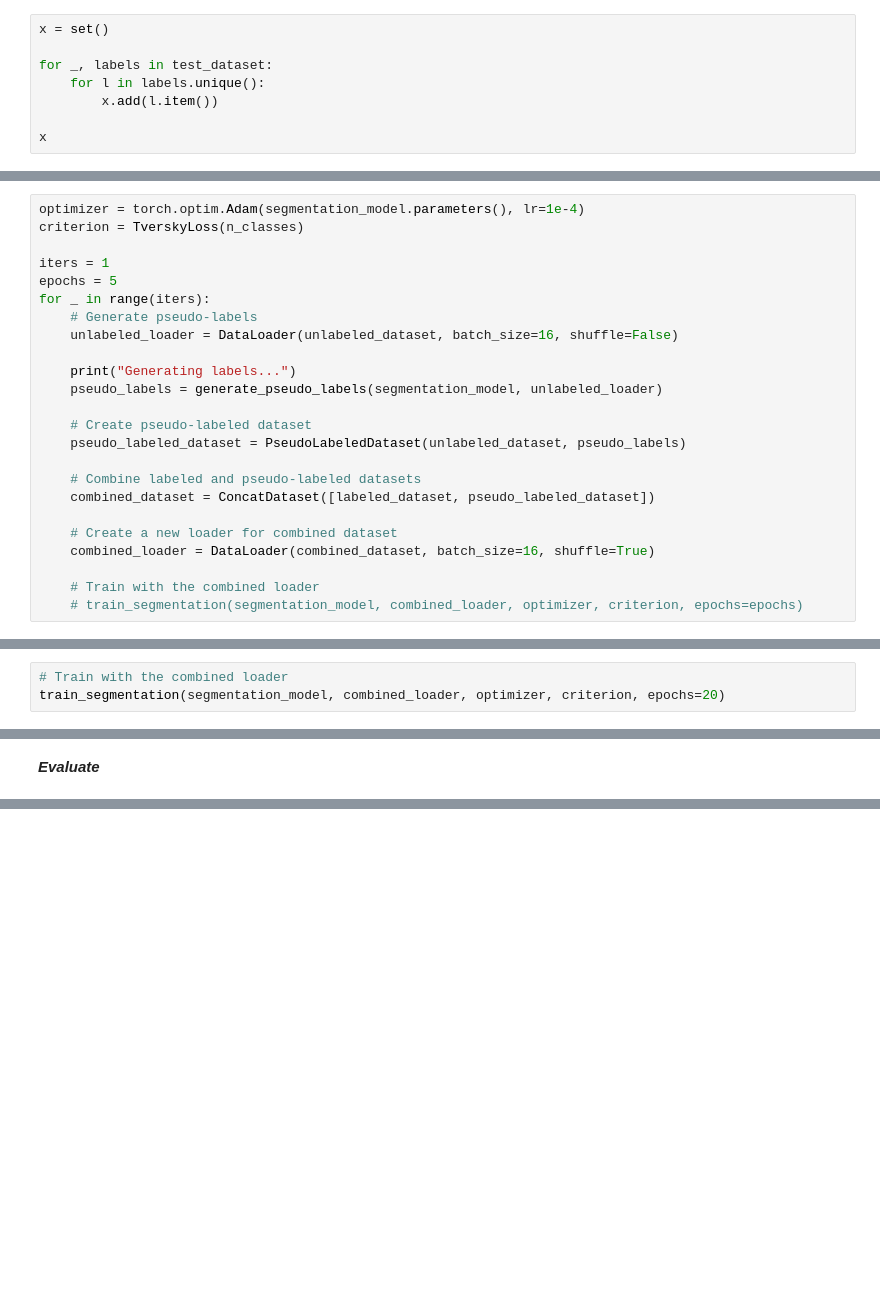
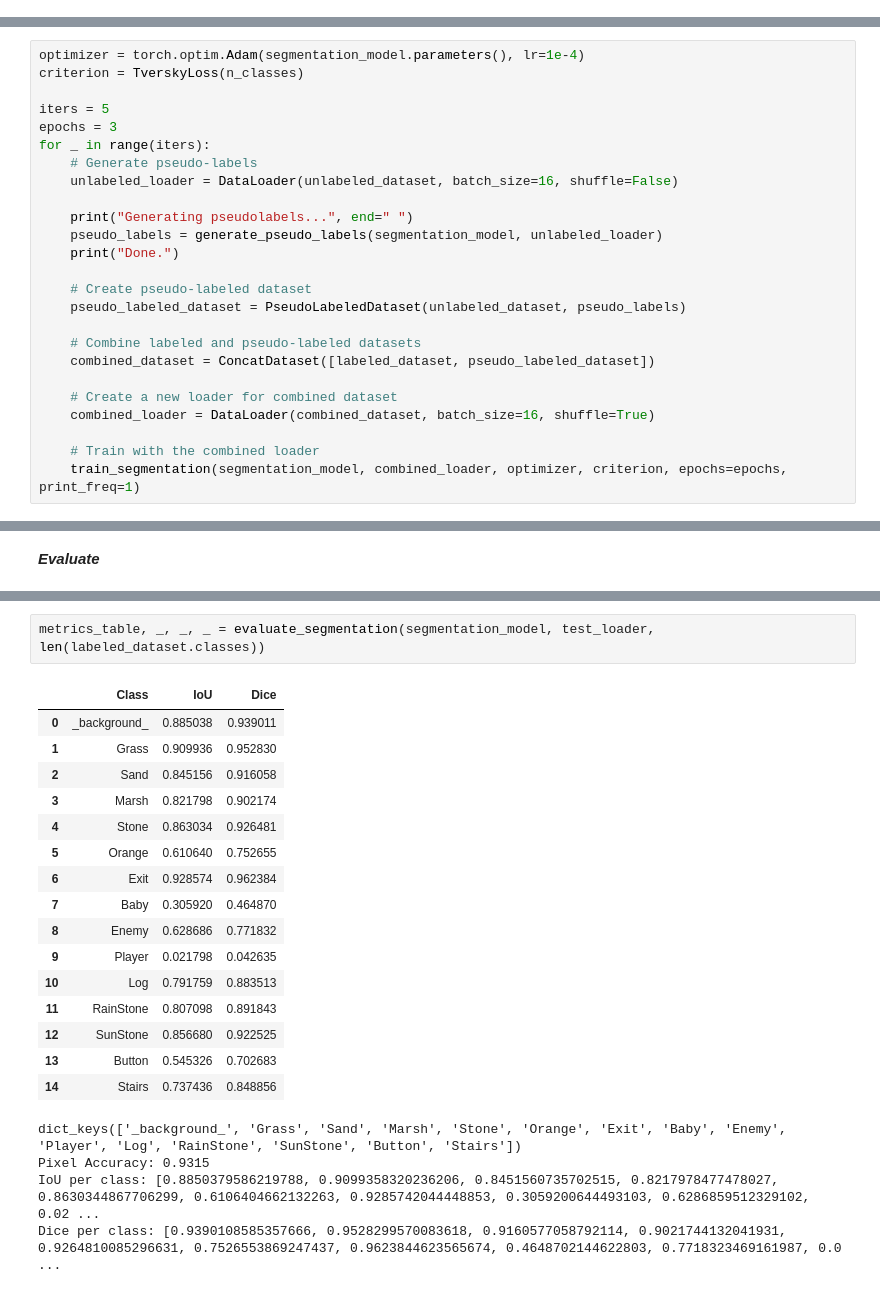
Before and after one commit to ericzander/ufo50-ssl-segmentation, a Jupyter notebook: notebook/camo_segmentation.ipynb, the cells around one changed output, grey strips where cells are left out. Drawn from its saved outputs; the diff is of its cells as text; blank space fills up the shorter version.

```diff
--- a/notebook/camo_segmentation.ipynb
+++ b/notebook/camo_segmentation.ipynb
@@ -723,8 +751,0 @@ Dice per class: [0.9770075678825378, 0.9691492319107056, 0.9598919749259949, 0.9
-# %%
-x = set()
-
-for _, labels in test_dataset:
-    for l in labels.unique():
-        x.add(l.item())
-
-x
@@ -775,14 +805,15 @@ def generate_pseudo_labels(model, unlabeled_loader, confidence_threshold=0.8):
 optimizer = torch.optim.Adam(segmentation_model.parameters(), lr=1e-4)
 criterion = TverskyLoss(n_classes)
 
-iters = 1
-epochs = 5
+iters = 5
+epochs = 3
 for _ in range(iters):
     # Generate pseudo-labels
     unlabeled_loader = DataLoader(unlabeled_dataset, batch_size=16, shuffle=False)
 
-    print("Generating labels...")
+    print("Generating pseudolabels...", end=" ")
     pseudo_labels = generate_pseudo_labels(segmentation_model, unlabeled_loader)
+    print("Done.")
 
     # Create pseudo-labeled dataset
     pseudo_labeled_dataset = PseudoLabeledDataset(unlabeled_dataset, pseudo_labels)
@@ -794,5 +825,5 @@ for _ in range(iters):
     combined_loader = DataLoader(combined_dataset, batch_size=16, shuffle=True)
 
     # Train with the combined loader
-    # train_segmentation(segmentation_model, combined_loader, optimizer, criterion, epochs=epochs)
+    train_segmentation(segmentation_model, combined_loader, optimizer, criterion, epochs=epochs, print_freq=1)
 # %% [output]
@@ -821,3 +849,0 @@ tensor([[[0, 0, 0,  ..., 0, 0, 0],
-# %%
-# Train with the combined loader
-train_segmentation(segmentation_model, combined_loader, optimizer, criterion, epochs=20)
@@ -849,0 +892,23 @@ evaluate_segmentation(segmentation_model, test_loader, len(labeled_dataset.class
+# %%
+metrics_table, _, _, _ = evaluate_segmentation(segmentation_model, test_loader, len(labeled_dataset.classes))
+# %% [output]
+|  | Class | IoU | Dice |
+| 0 | _background_ | 0.885038 | 0.939011 |
+| 1 | Grass | 0.909936 | 0.952830 |
+| 2 | Sand | 0.845156 | 0.916058 |
+| 3 | Marsh | 0.821798 | 0.902174 |
+| 4 | Stone | 0.863034 | 0.926481 |
+| 5 | Orange | 0.610640 | 0.752655 |
+| 6 | Exit | 0.928574 | 0.962384 |
+| 7 | Baby | 0.305920 | 0.464870 |
+| 8 | Enemy | 0.628686 | 0.771832 |
+| 9 | Player | 0.021798 | 0.042635 |
+| 10 | Log | 0.791759 | 0.883513 |
+| 11 | RainStone | 0.807098 | 0.891843 |
+| 12 | SunStone | 0.856680 | 0.922525 |
+| 13 | Button | 0.545326 | 0.702683 |
+| 14 | Stairs | 0.737436 | 0.848856 |
+dict_keys(['_background_', 'Grass', 'Sand', 'Marsh', 'Stone', 'Orange', 'Exit', 'Baby', 'Enemy', 'Player', 'Log', 'RainStone', 'SunStone', 'Button', 'Stairs'])
+Pixel Accuracy: 0.9315
+IoU per class: [0.8850379586219788, 0.9099358320236206, 0.8451560735702515, 0.8217978477478027, 0.8630344867706299, 0.6106404662132263, 0.9285742044448853, 0.3059200644493103, 0.6286859512329102, 0.02 ...
+Dice per class: [0.9390108585357666, 0.9528299570083618, 0.9160577058792114, 0.9021744132041931, 0.9264810085296631, 0.7526553869247437, 0.9623844623565674, 0.4648702144622803, 0.7718323469161987, 0.0 ...
```
Also changed, not shown: parts of 15 cells of this notebook.
